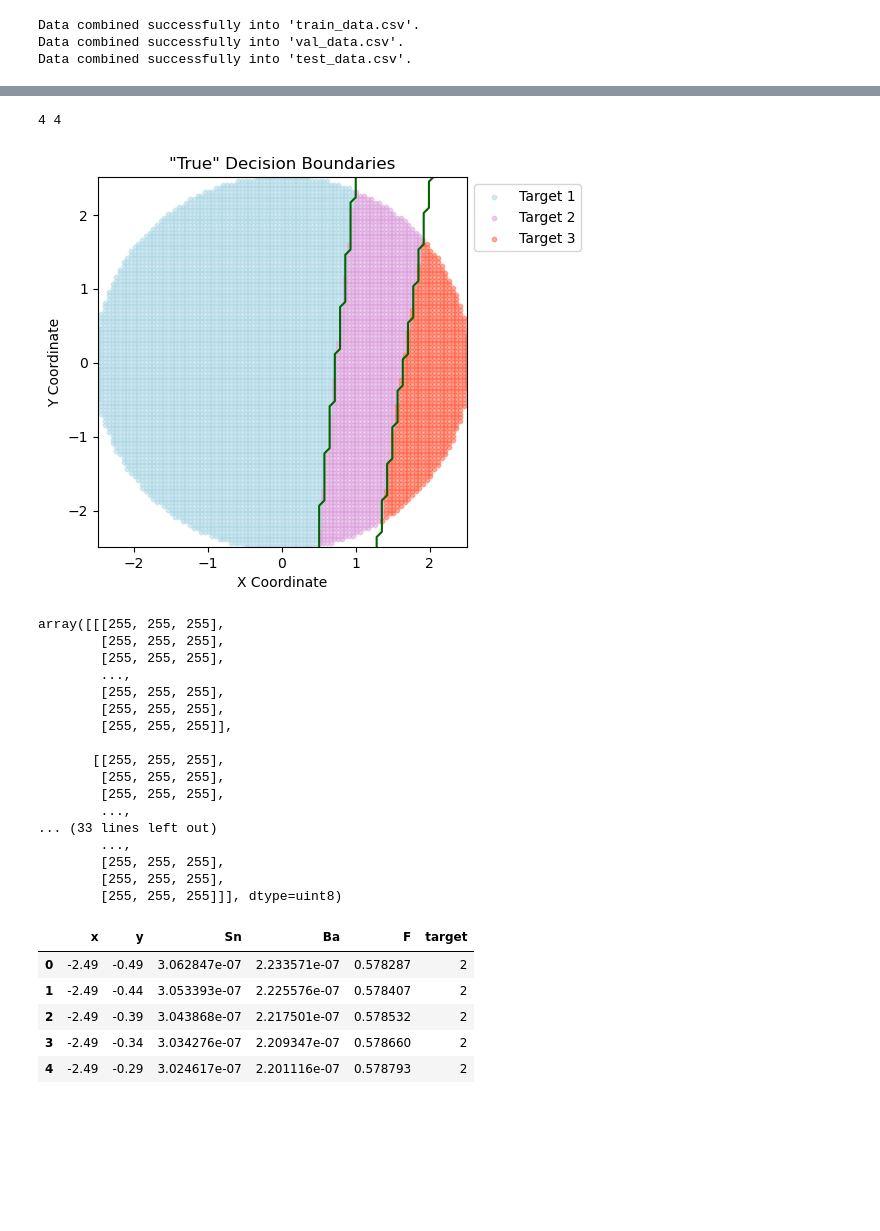
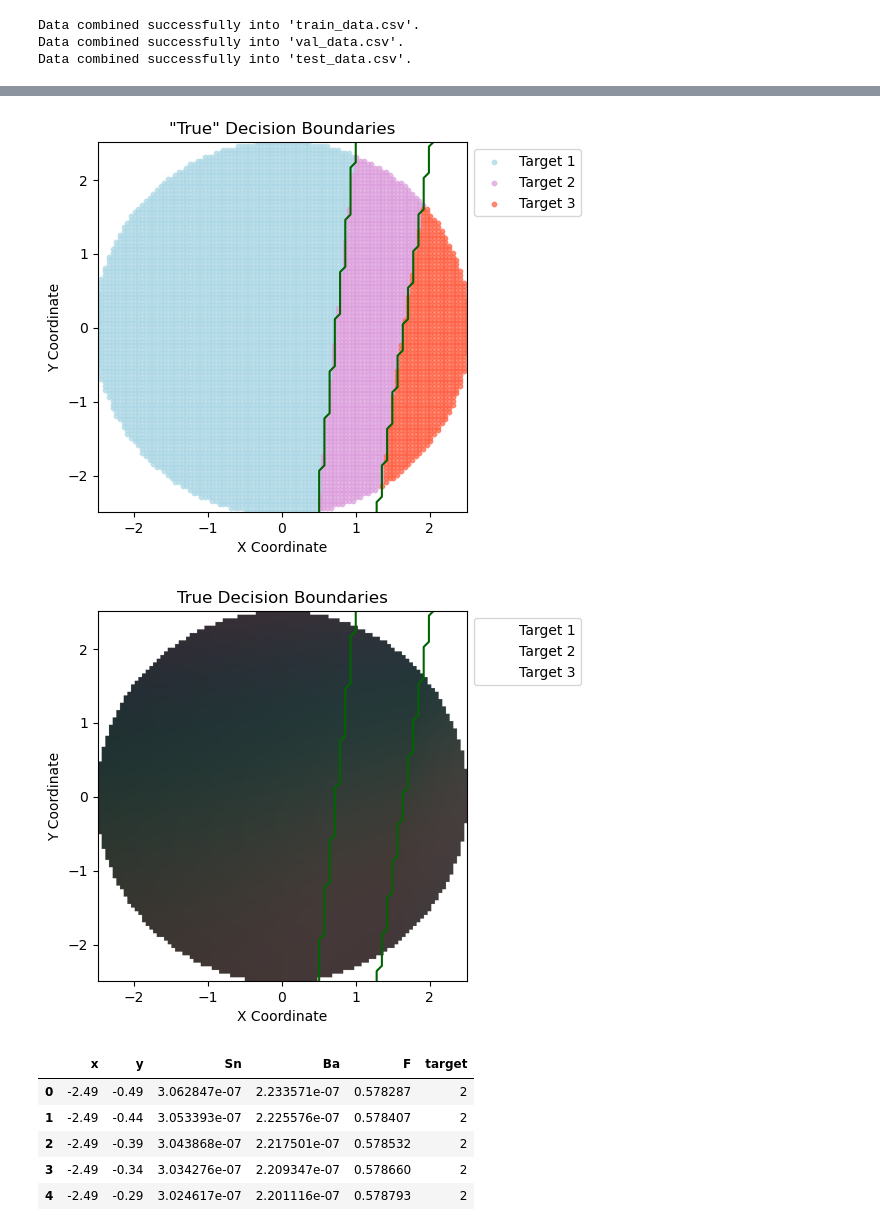
Before and after one commit to Karthik1000/Project_in_Data_Science, a Jupyter notebook: Project_DS_Data_Khang.ipynb, the cells around one changed output, grey strips where cells are left out. Drawn from its saved outputs; the diff is of its cells as text; code cells hidden in the pictures; blank space fills up the shorter version.

```diff
--- a/Project_DS_Data_Khang.ipynb
+++ b/Project_DS_Data_Khang.ipynb
@@ -102,6 +103,14 @@ print(test_directories)
 ['/Users/khangdao/Desktop/Project DS/Random_series/Random_series_155', '/Users/khangdao/Desktop/Project DS/Random_series/Random_series_183', '/Users/khangdao/Desktop/Project DS/Random_series/Random_se ...
 # %%
 def combine_data_and_images(directories, data_type):
+    # Parameters to crop image
+    left =  135
+    upper = 13
+    right = 740
+    lower = 618
+    crop_box = (left, upper, right, lower)
+
+
     combined_data = pd.DataFrame()
     df_list = []
     images = []  # Initialize an empty list to store the images
@@ -123,7 +132,7 @@ def combine_data_and_images(directories, data_type):
 
         # Check if the image file exists
         if os.path.exists(image_path):
-            img = Image.open(image_path)
+            img = Image.open(image_path).crop(crop_box)
             images.append(img)
         else:
             print(f"Image not found: {image_path}")
@@ -288,29 +287,8 @@ def plot_targets_on_image(df):
-# %%
-plot_targets_on_image(train_df_list[9])
-# %% [output]
-4 4
-[figure, removed]
-# %%
-A =  train_images_list[9]
-A
-B = np.array(A)
-B
-# %% [output]
-array([[[255, 255, 255],
-        [255, 255, 255],
-        [255, 255, 255],
-        ...,
-        [255, 255, 255],
-        [255, 255, 255],
-        [255, 255, 255]],
-
-       [[255, 255, 255],
-        [255, 255, 255],
-        [255, 255, 255],
-        ...,
-... (33 lines left out)
-        ...,
-        [255, 255, 255],
-        [255, 255, 255],
-        [255, 255, 255]]], dtype=uint8)
+# %%
+plot_targets_on_simulated_image(train_df_list[9])
+
+plot_targets_on_real_image(train_df_list[9], train_images_list[9])
+# %% [output]
+[figure, added]
+[figure, added]
 # %%
```
Also changed, not shown: parts of 13 cells of this notebook, 1 other file.
